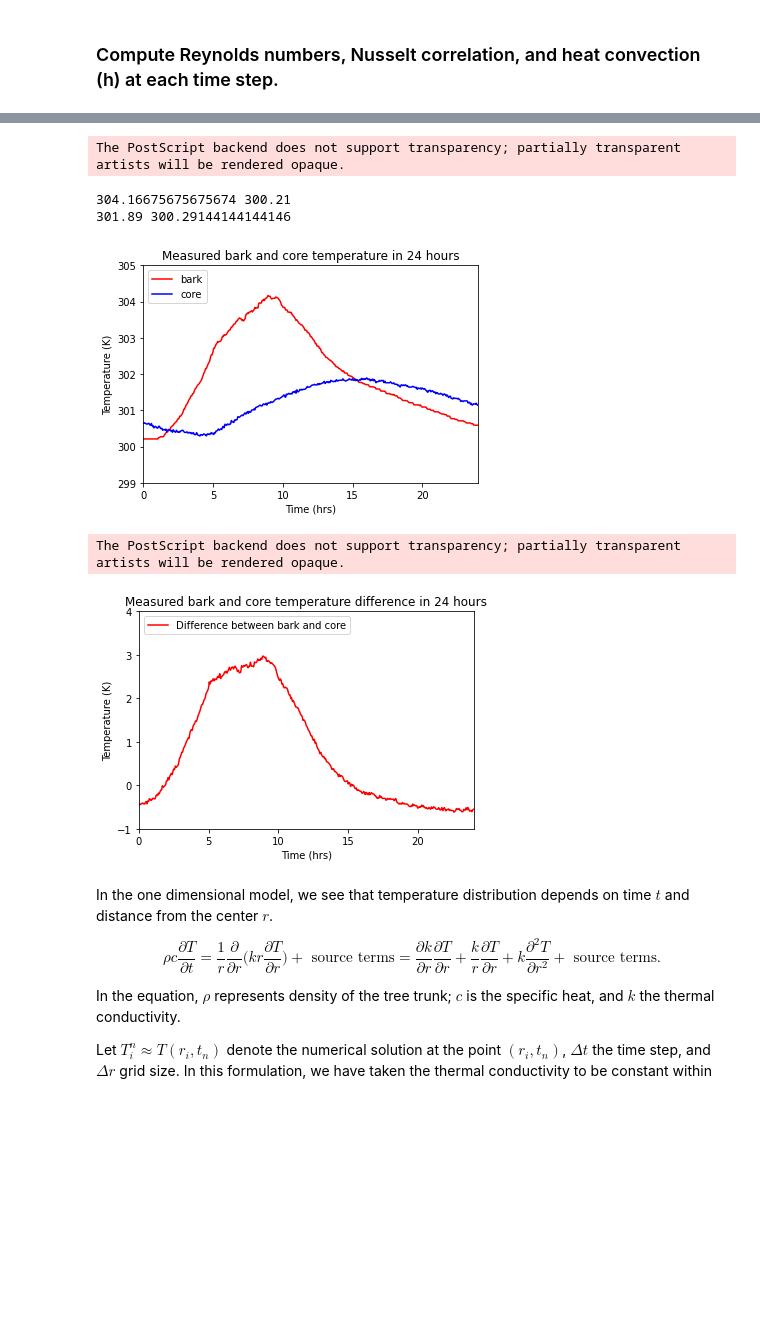
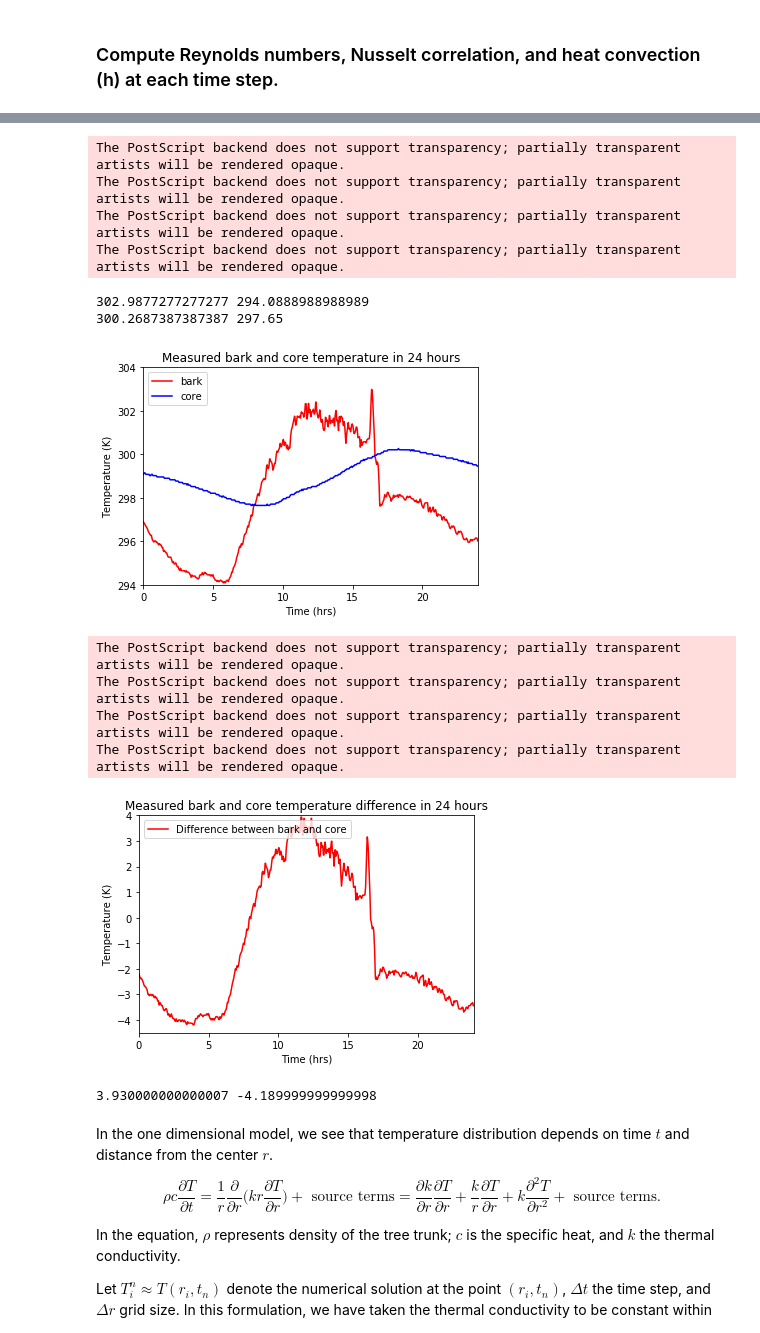
Before and after one commit to yajuna/treeRemote, a Jupyter notebook: notebook/treePower.ipynb, the cells around one changed output, grey strips where cells are left out. Saved outputs shown, nothing was run; the diff lists cells and outputs as text; code cells hidden in the pictures; blank space fills up the shorter version.

Commit message:
import new weather and temperature data

```diff
--- a/notebook/treePower.ipynb
+++ b/notebook/treePower.ipynb
@@ -41,9 +41,9 @@ Scipy version is 1.8.0
 # regular save on laptop
 # savefigpath = 'fig/'
 # save on laptop for testing
-savefigpath = 'figPcoeffDirichlet/'
+# savefigpath = 'figPcoeffDirichlet/'
 # save absolute path desktop
-# savefigpath = '/Users/yajuna/Development/tree/notebook/'
+savefigpath = '/Users/yajuna/Development/tree/notebook/fig_new_data/'
 # %% [markdown]
 Define parameters used in time stepping- related to the properties of the trees and weather: thermal conductivity (W/(mK), $\rho$ the density (kg/m^3), specific heat (J/(kgK)); $\rho$ mutiplies specific heat gives the heat capacity; finally
 albedo which impacts how much solar radiation is absorbed (taken to be 0.3 from Potter and Andresen 2002).
@@ -71,12 +71,11 @@ parameters = {"n_x": 160,
               "plot_at": 3,
               "diff_at": [0, -1],
               "radius": 0.18,
-              "height": 10,
               "thermal_conductivity": 0.059,#0.12, # Notation Kt in code; k in paper
               "rho": 675,#510,
               "specific_heat": 3740, #1380,
               "albedo": 0.3, # 0.3 is concrete; 0.18, is grass#
-              "boundary_type": "Dirichlet"
+              "boundary_type": "Neumann"
              }
 # %%
 ## testing cell
@@ -290,21 +341,22 @@ Import tree temperature data from Protasio, including core and bark temperature;
 # %%
 def make_temp_input(parameters):
     n_t = parameters["n_t"]
-    colnames = ['date1', 'time1', 'barkTemp', 'coreTemp']
+    colnames = ['datetime', 's45_1', 'e9_1', 'n135_1','e45_2', 'n9_2', 'w135_2', 'n45_3', 'w9_3','s135_3', 'w_ext_35']
 
-    dataTemp = pandas.read_csv('TNTtemp.csv', names=colnames)
+    dataTemp = pandas.read_excel('Tree_Temp_Values_OCT21_to_OCT28_2022.xlsx', names=colnames)
 
-    #datet16 = dataTemp.date1[367:781].tolist()
-    #timet16 = dataTemp.time1[367:781].tolist()
+    coreTemp = dataTemp.w9_3[2:416].tolist() # Oct 21 -- core temp is West, at 9cm, at 3m high
+    coreTempnp = np.asarray([float(t) for t in coreTemp])
 
-    coreTemp16 = dataTemp.coreTemp[367:781].tolist() # row 6 ro 29
-    coreTemp16np = np.asarray([float(t) for t in coreTemp16])
+    coreTempnp = coreTempnp + 273.15
 
-    barkTemp16 = dataTemp.barkTemp[367:781].tolist()
-    barkTemp16np = np.asarray([float(v) for v in barkTemp16])
+    barkTemp = dataTemp.w_ext_35[2:416].tolist() # Oct 21 -- bark temp is West, at bark, at 3.5m high
+    barkTempnp = np.asarray([float(v) for v in barkTemp])
 
-    bark_temp = np.interp(np.linspace(0,24,n_t), np.linspace(0,24,barkTemp16np.size),barkTemp16np)
-    core_temp = np.interp(np.linspace(0,24,n_t), np.linspace(0,24,coreTemp16np.size),coreTemp16np)
+    barkTempnp = barkTempnp + 273.15
+
+    bark_temp = np.interp(np.linspace(0,24,n_t), np.linspace(0,24,barkTempnp.size),barkTempnp)
+    core_temp = np.interp(np.linspace(0,24,n_t), np.linspace(0,24,coreTempnp.size),coreTempnp)
     diff_temp = bark_temp - core_temp #np.average(bark_temp - core_temp)
 
     temp_input = {"bark_temp": bark_temp,
@@ -319,41 +371,48 @@ temp_input = make_temp_input(parameters)
 # print("diff_temp = " + str(temp_input["diff_temp"]))
 
 bark_temp = temp_input["bark_temp"]
 core_temp = temp_input["core_temp"]
 diff_temp = temp_input["diff_temp"]
 
 print(bark_temp.max(), bark_temp.min())
 print(core_temp.max(), core_temp.min())
 
 plt.plot(time, bark_temp, 'r-', label='bark')
 plt.plot(time, core_temp, 'b-', label='core')
 plt.legend(loc="upper left")
 message = f"Measured bark and core temperature in 24 hours"
 plt.title(message)
-plt.axis([0, 24, 299, 305])
+plt.axis([0, 24, 294, 304])
 plt.xlabel('Time (hrs)')
 plt.ylabel('Temperature (K)')
 plt.savefig(savefigpath + 'measured_temp' + '.eps', format='eps', dpi=300,bbox_inches='tight')
 plt.show()
 
 plt.plot(time, diff_temp, 'r-', label='Difference between bark and core')
 plt.legend(loc="upper left")
 message = f"Measured bark and core temperature difference in 24 hours"
 plt.title(message)
-plt.axis([0, 24, -1, 4])
+plt.axis([0, 24, -4.5, 4])
 plt.xlabel('Time (hrs)')
 plt.ylabel('Temperature (K)')
 plt.savefig(savefigpath + 'measured_diff_temp' + '.eps', format='eps', dpi=300,bbox_inches='tight')
 plt.show()
 
-# print(core_temp[0], bark_temp[0])
+print(diff_temp.max(), diff_temp.min())
 # %% [output]
 The PostScript backend does not support transparency; partially transparent artists will be rendered opaque.
+The PostScript backend does not support transparency; partially transparent artists will be rendered opaque.
+The PostScript backend does not support transparency; partially transparent artists will be rendered opaque.
+The PostScript backend does not support transparency; partially transparent artists will be rendered opaque.
-304.16675675675674 300.21
-301.89 300.29144144144146
+302.9877277277277 294.0888988988989
+300.2687387387387 297.65
-[figure, old version]
+[figure, new version]
 The PostScript backend does not support transparency; partially transparent artists will be rendered opaque.
+The PostScript backend does not support transparency; partially transparent artists will be rendered opaque.
+The PostScript backend does not support transparency; partially transparent artists will be rendered opaque.
+The PostScript backend does not support transparency; partially transparent artists will be rendered opaque.
-[figure, old version]
+[figure, new version]
+3.930000000000007 -4.189999999999998
 # %% [markdown]
 In the one dimensional model, we see that temperature distribution depends on time $t$ and distance from the center $r$.
 
```
Also changed, not shown: parts of 13 cells of this notebook.
